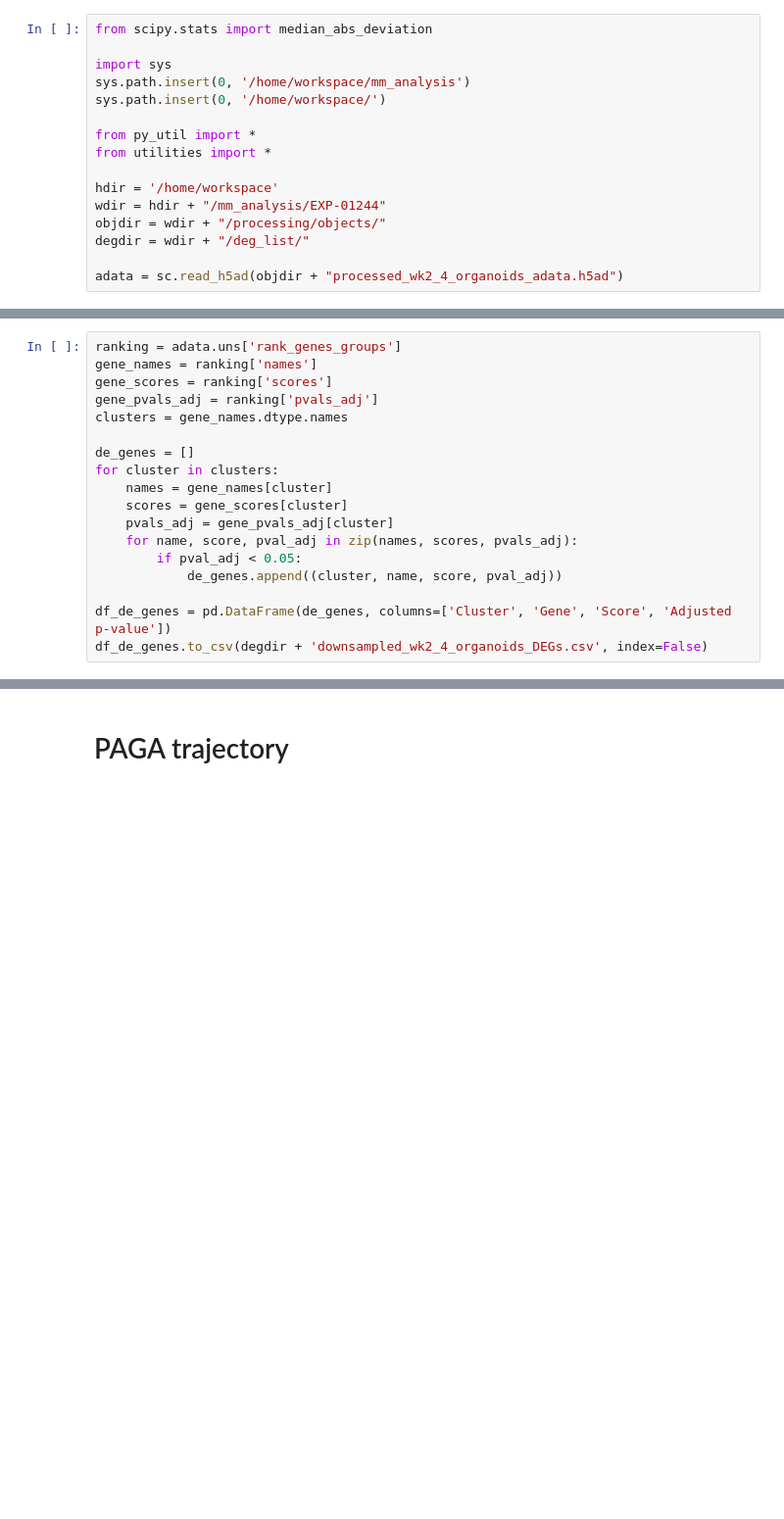
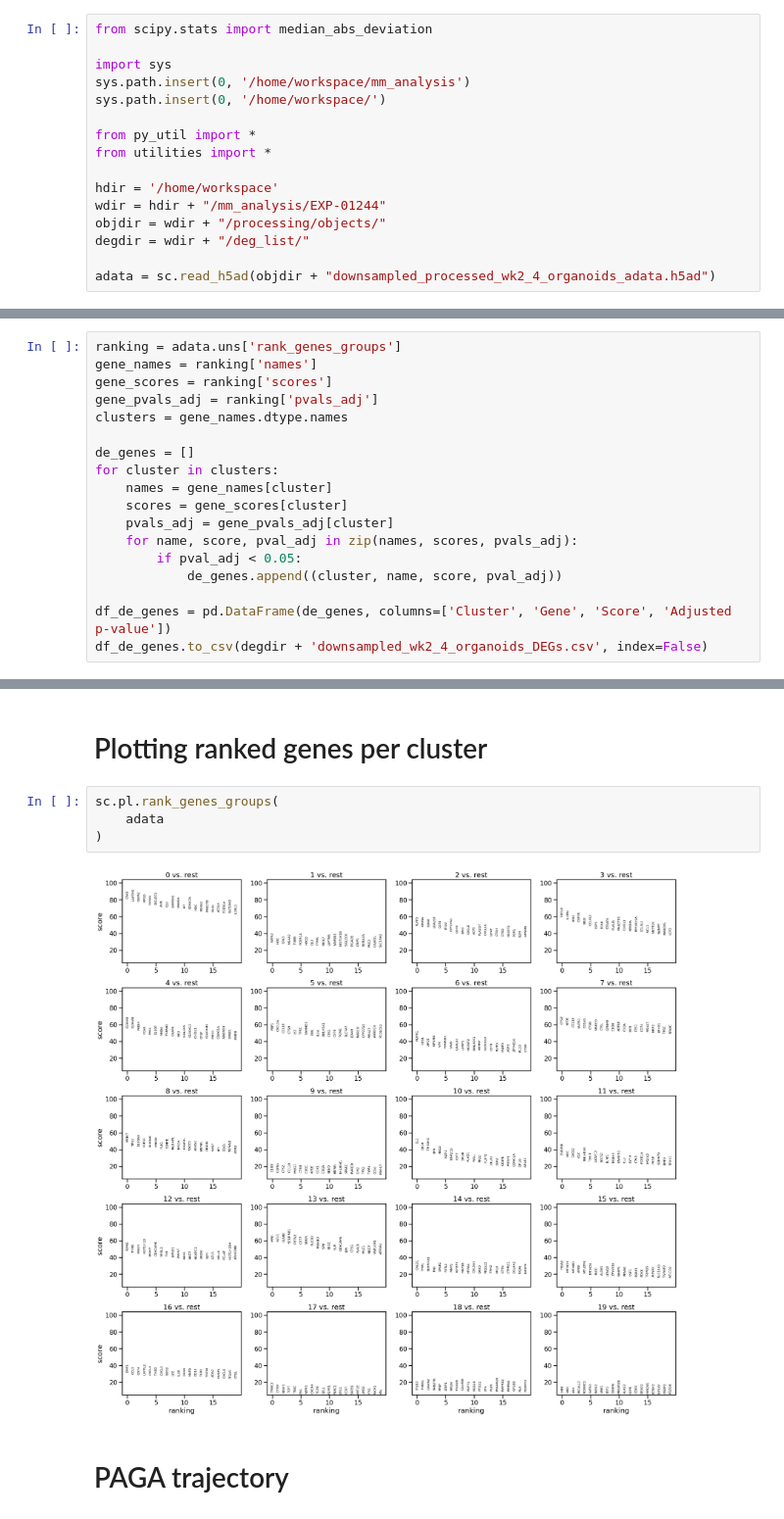
Before and after one commit to kevin-lee-aifi/mm_bm_chip_organoids, a Jupyter notebook: EXP-01244/analysis/wk2_4_organoids_analysis.ipynb, the cells around one changed output, grey strips where cells are left out. Shown: that part at 98% size. Cells and saved outputs as stored; diff of their text form; blank space fills up the shorter version.

```diff
--- a/EXP-01244/analysis/wk2_4_organoids_analysis.ipynb
+++ b/EXP-01244/analysis/wk2_4_organoids_analysis.ipynb
@@ -13,7 +13,7 @@ wdir = hdir + "/mm_analysis/EXP-01244"
 objdir = wdir + "/processing/objects/"
 degdir = wdir + "/deg_list/"
 
-adata = sc.read_h5ad(objdir + "processed_wk2_4_organoids_adata.h5ad")
+adata = sc.read_h5ad(objdir + "downsampled_processed_wk2_4_organoids_adata.h5ad")
 # %% [markdown]
 # Sample Type UMAP
 # %%
@@ -70,6 +71,14 @@ for cluster in clusters:
         df_de_genes = pd.merge(df_de_genes, cluster_df, left_index=True, right_index=True, how='outer')
 
 df_de_genes.to_csv(degdir + 'adjusted_downsampled_wk2_4_organoids_DEGs.csv', index=False)
+# %% [markdown]
+# Plotting ranked genes per cluster
+# %%
+sc.pl.rank_genes_groups(
+    adata
+)
+# %% [output]
+[figure, added]
 # %% [markdown]
 # PAGA trajectory
 # %%
```
Also changed, not shown: parts of 2 cells of this notebook, 9 other files.
